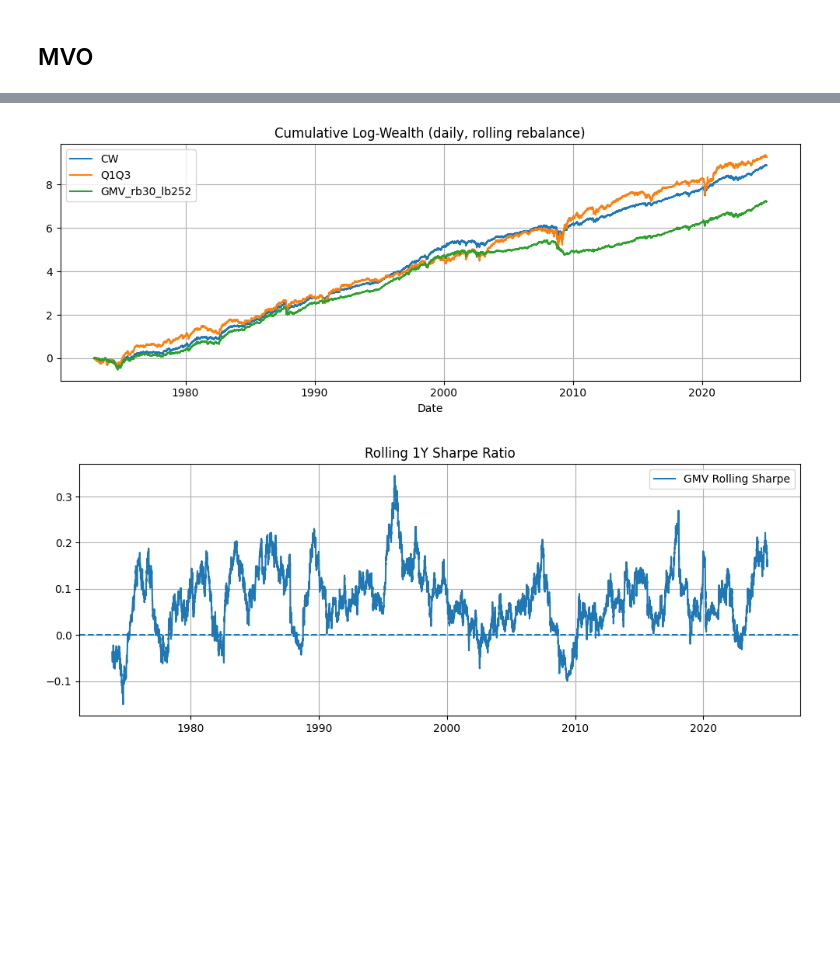
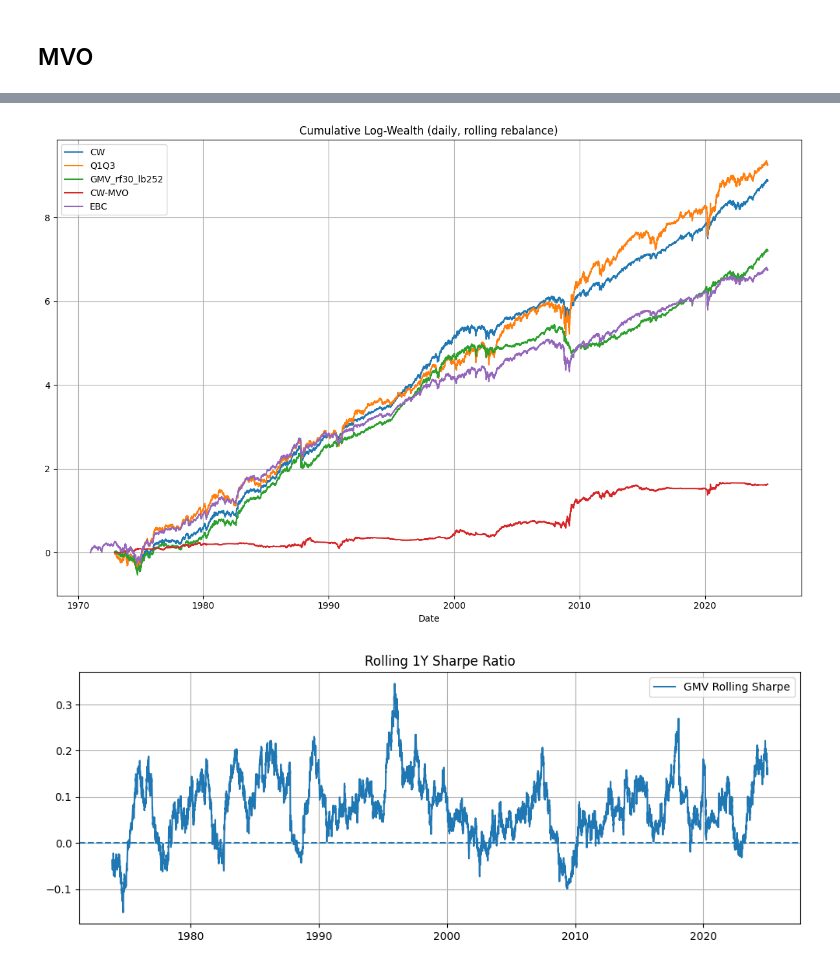
Before and after one commit to eviprous/Invesco_Research_Project, a Jupyter notebook: notebooks/portfolios_comb.ipynb, the cells around one changed output, grey strips where cells are left out. Cells and saved outputs as stored; diff of their text form; code cells hidden in the pictures; blank space fills up the shorter version.

Commit message:
improve the plot of cumlog return

```diff
--- a/notebooks/portfolios_comb.ipynb
+++ b/notebooks/portfolios_comb.ipynb
@@ -89,7 +89,7 @@ def gmv_w(Sigma):
     return inv @ ones / (ones @ inv @ ones)
 # %%
 wts = pd.DataFrame(index=df.index, columns=["CW", "Q1Q3"], dtype=float)
-ret = pd.Series(index=df.index, dtype=float, name=f"GMV_rb{rebalance_freq}_lb{lookback}")
+ret = pd.Series(index=df.index, dtype=float, name=f"GMV_rf{rebalance_freq}_lb{lookback}")
 # %%
 dates = df.index.to_list()
 t = lookback
@@ -127,3 +127,18 @@ ret.tail(), wts.tail()
  2024-12-27  0.800377  0.199623
  2024-12-30  0.800377  0.199623
  2024-12-31  0.800377  0.199623)
+# %%
+import matplotlib.pyplot as plt
+
+plot_df = pd.concat([df.loc[ret.index, "CW"], df.loc[ret.index, "Q1Q3"], ret], axis=1)
+plot_df = plot_df.copy()
+plot_df.index = pd.to_datetime(plot_df.index)
+plot_df = plot_df.sort_index()
+plot_df.columns = ["CW", "Q1Q3", ret.name if ret.name is not None else "MVO"]
+
+# If you don't want to see just doc this line and rerun this and next cell
+plot_df["CW-MVO"] = plot_df["CW"] - plot_df[plot_df.columns[2]]
+
+logw = np.log1p(plot_df).cumsum()
+
+plot_df
@@ -130,25 +160,25 @@ ret.tail(), wts.tail()
 # %%
-import matplotlib.pyplot as plt
-
-plot_df = pd.concat([df.loc[ret.index, "CW"], df.loc[ret.index, "Q1Q3"], ret], axis=1)
-plot_df = plot_df.copy()
-plot_df.index = pd.to_datetime(plot_df.index)
-plot_df = plot_df.sort_index()
-logw = np.log1p(plot_df).cumsum()
-
-plt.figure(figsize=(10,4))
+plt.figure(figsize=(12,8))
 for c in logw.columns:
     plt.plot(logw.index, logw[c], label=c)
+
+daily_data.index = pd.to_datetime(daily_data.index)
+logpref = np.log1p(daily_data["CW-EBC"]).cumsum()
+#plt.plot(daily_data.index, logpref, label="CW-EBC")
+
+log_ebc = np.log1p(daily_data["EBC"]).cumsum()
+plt.plot(daily_data.index, log_ebc, label="EBC")
+
 
 plt.title("Cumulative Log-Wealth (daily, rolling rebalance)")
 plt.xlabel("Date")
 plt.legend()
 plt.grid()
 plt.locator_params(axis='x', nbins=8)
 plt.tight_layout()
 plt.show()
 # %% [output]
-[figure, old version]
+[figure, new version]
 # %%
 window = 252
 
```
Also changed, not shown: parts of 3 cells of this notebook.
